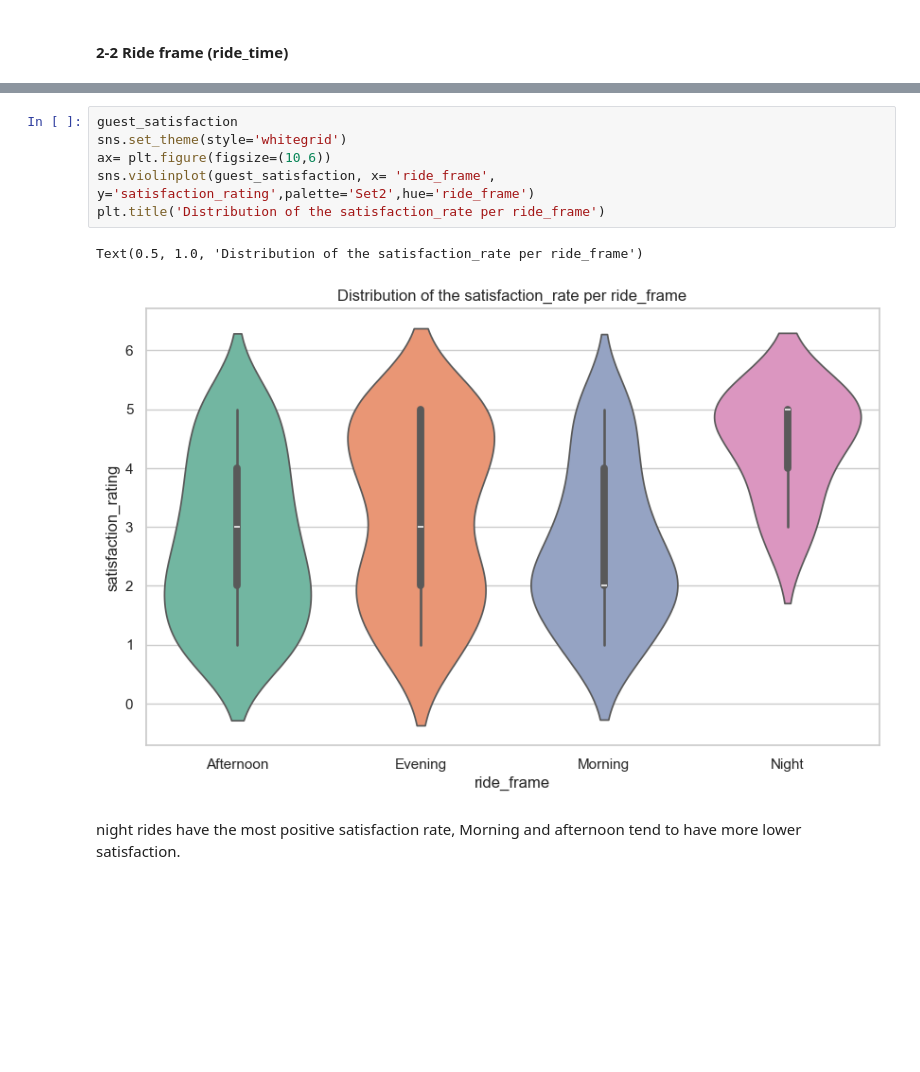
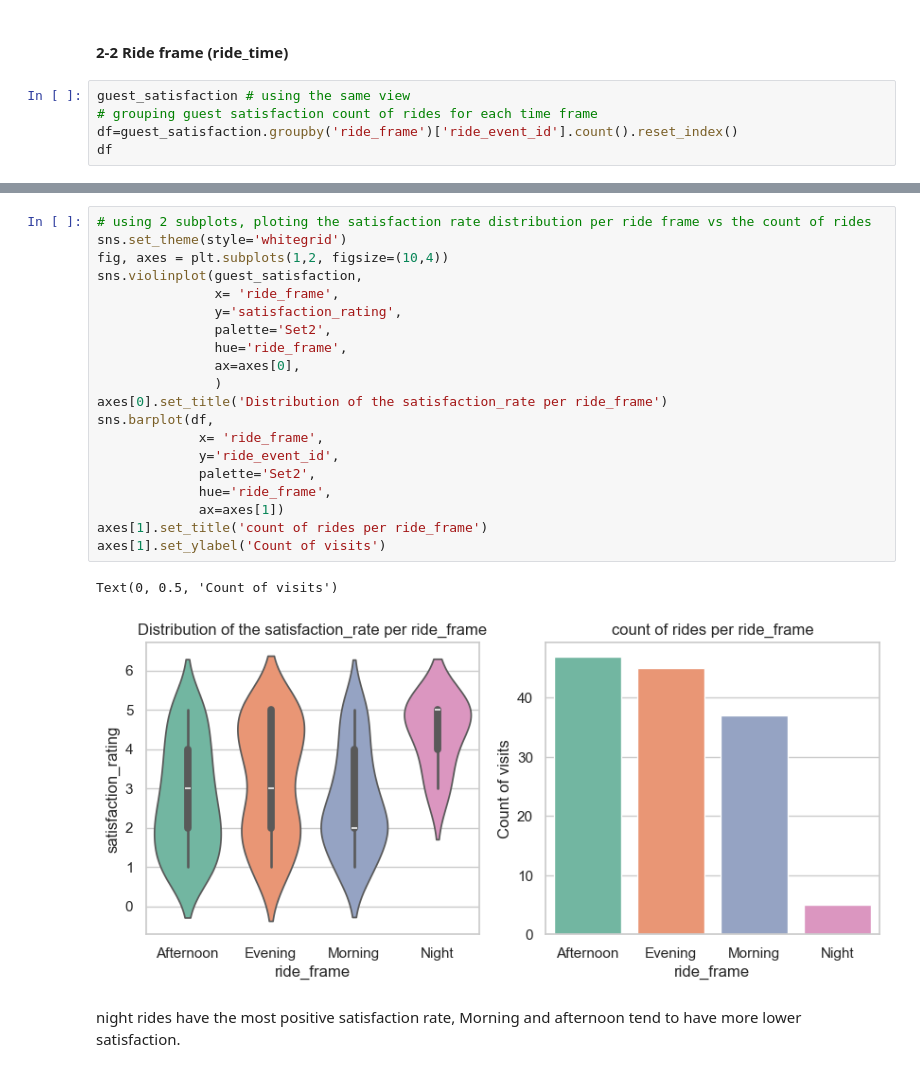
Before and after one commit to brehima5/Theme_park_analytics, a Jupyter notebook: notebooks/themepark_notbook.ipynb, the cells around one changed output, grey strips where cells are left out. Cells and saved outputs as stored; diff of their text form; blank space fills up the shorter version.

```diff
--- a/notebooks/themepark_notbook.ipynb
+++ b/notebooks/themepark_notbook.ipynb
@@ -66,2 +77,7 @@ when_waiting_grouped
 # %% [markdown]
 #### 2-2 Ride frame (ride_time)
+# %%
+guest_satisfaction # using the same view
+# grouping guest satisfaction count of rides for each time frame
+df=guest_satisfaction.groupby('ride_frame')['ride_event_id'].count().reset_index()
+df
@@ -68,12 +90,26 @@ when_waiting_grouped
 # %%
-guest_satisfaction
+# using 2 subplots, ploting the satisfaction rate distribution per ride frame vs the count of rides
 sns.set_theme(style='whitegrid')
-ax= plt.figure(figsize=(10,6))
-sns.violinplot(guest_satisfaction, x= 'ride_frame', y='satisfaction_rating',palette='Set2',hue='ride_frame')
-plt.title('Distribution of the satisfaction_rate per ride_frame')
+fig, axes = plt.subplots(1,2, figsize=(10,4))
+sns.violinplot(guest_satisfaction,
+               x= 'ride_frame',
+               y='satisfaction_rating',
+               palette='Set2',
+               hue='ride_frame',
+               ax=axes[0],
+               )
+axes[0].set_title('Distribution of the satisfaction_rate per ride_frame')
+sns.barplot(df,
+             x= 'ride_frame',
+             y='ride_event_id',
+             palette='Set2',
+             hue='ride_frame',
+             ax=axes[1])
+axes[1].set_title('count of rides per ride_frame')
+axes[1].set_ylabel('Count of visits')
 # %% [output]
-Text(0.5, 1.0, 'Distribution of the satisfaction_rate per ride_frame')
+Text(0, 0.5, 'Count of visits')
-[figure, old version]
+[figure, new version]
 # %% [markdown]
 night rides have the most positive satisfaction rate, Morning and afternoon tend to have more lower satisfaction.
 # %% [markdown]
```
Also changed, not shown: parts of 9 cells of this notebook.
